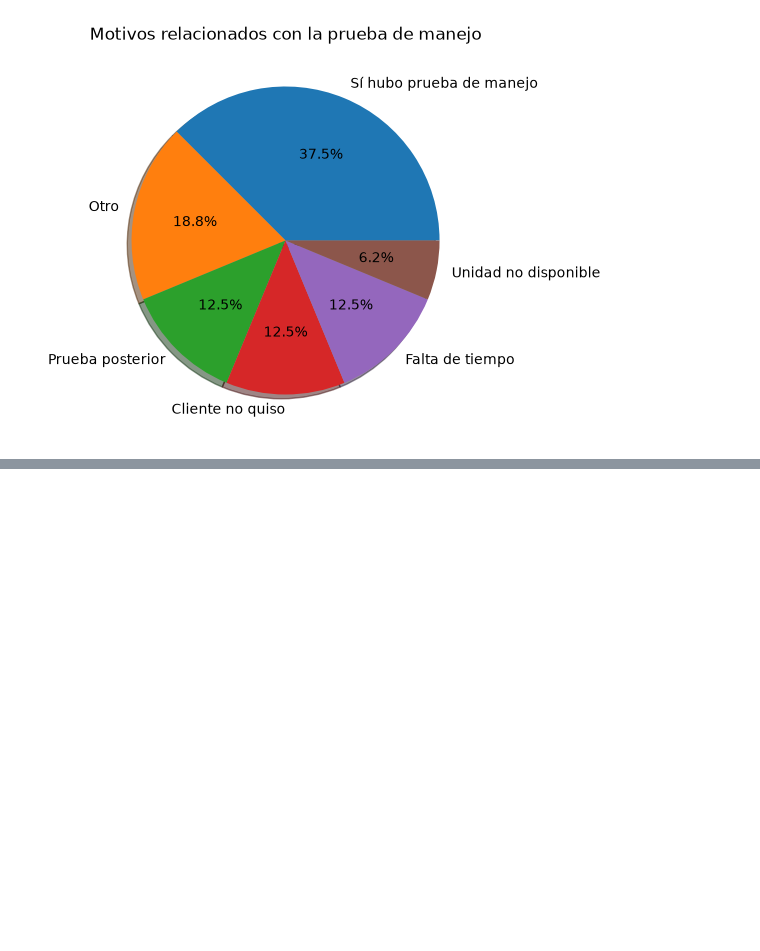
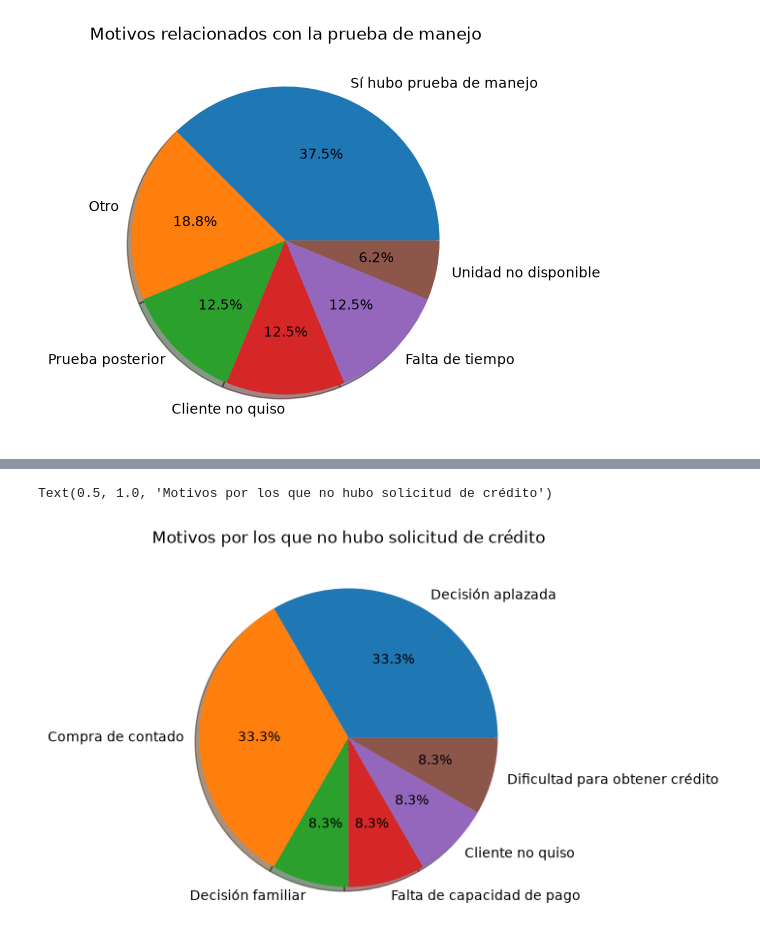
Before and after one commit to a01739242-ui/Extraccion_de_Caracteristicas, a Jupyter notebook: Actividad 4.1/codigo_categorias.ipynb, the cells around one changed output, grey strips where cells are left out. Saved outputs shown, nothing was run; the diff lists cells and outputs as text; code cells hidden in the pictures; blank space fills up the shorter version.

```diff
--- a/Actividad 4.1/codigo_categorias.ipynb
+++ b/Actividad 4.1/codigo_categorias.ipynb
@@ -434,3 +434,11 @@ ax.set_title("Motivos relacionados con la prueba de manejo")
 # %% [output]
 Text(0.5, 1.0, 'Motivos relacionados con la prueba de manejo')
 [figure]
+# %%
+#Extraigo la pregunta abierta
+Pregunta_credito = df_bitacoras[
+    ["¿Por que no hubo Solicitud de credito?"]
+].copy()
+
+# Elimino respuestas vacías
+Pregunta_credito = Pregunta_credito.dropna()
@@ -436,0 +499,8 @@ Text(0.5, 1.0, 'Motivos relacionados con la prueba de manejo')
+# %%
+Tabla_credito = (
+    Pregunta_credito["Caracteristica"]
+    .value_counts()
+    .reset_index()
+)
+
+Tabla_credito
@@ -436,0 +516,6 @@ Text(0.5, 1.0, 'Motivos relacionados con la prueba de manejo')
+# %%
+Tabla_credito_sin = Tabla_credito[
+    Tabla_credito["Caracteristica"] != "Sí hubo solicitud de crédito"
+]
+
+Tabla_credito_sin
@@ -436,0 +530,15 @@ Text(0.5, 1.0, 'Motivos relacionados con la prueba de manejo')
+# %%
+ax = Tabla_credito_sin["count"].plot(
+    kind="pie",
+    labels=Tabla_credito_sin["Caracteristica"],
+    figsize=(10, 5),
+    shadow=True,
+    autopct="%0.1f%%",
+    legend=False
+)
+
+ax.set_ylabel("")
+ax.set_title("Motivos por los que no hubo solicitud de crédito")
+# %% [output]
+Text(0.5, 1.0, 'Motivos por los que no hubo solicitud de crédito')
+[figure, added]
```
Also changed, not shown: parts of 7 cells of this notebook, 1 other file.
